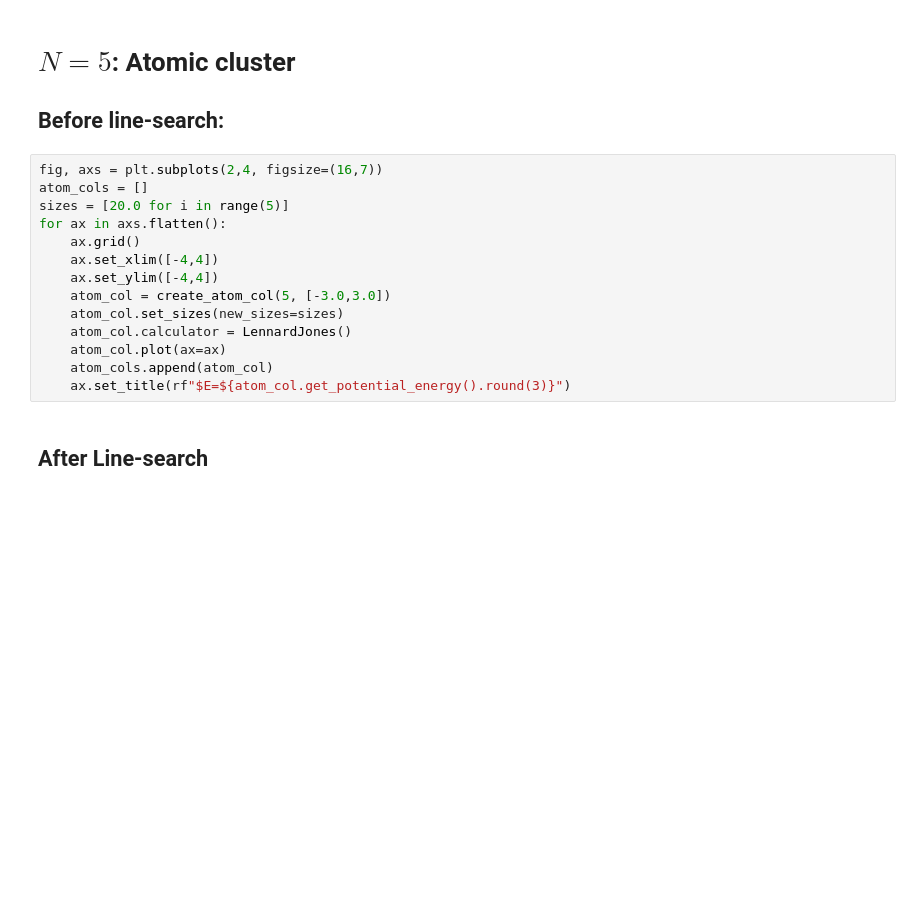
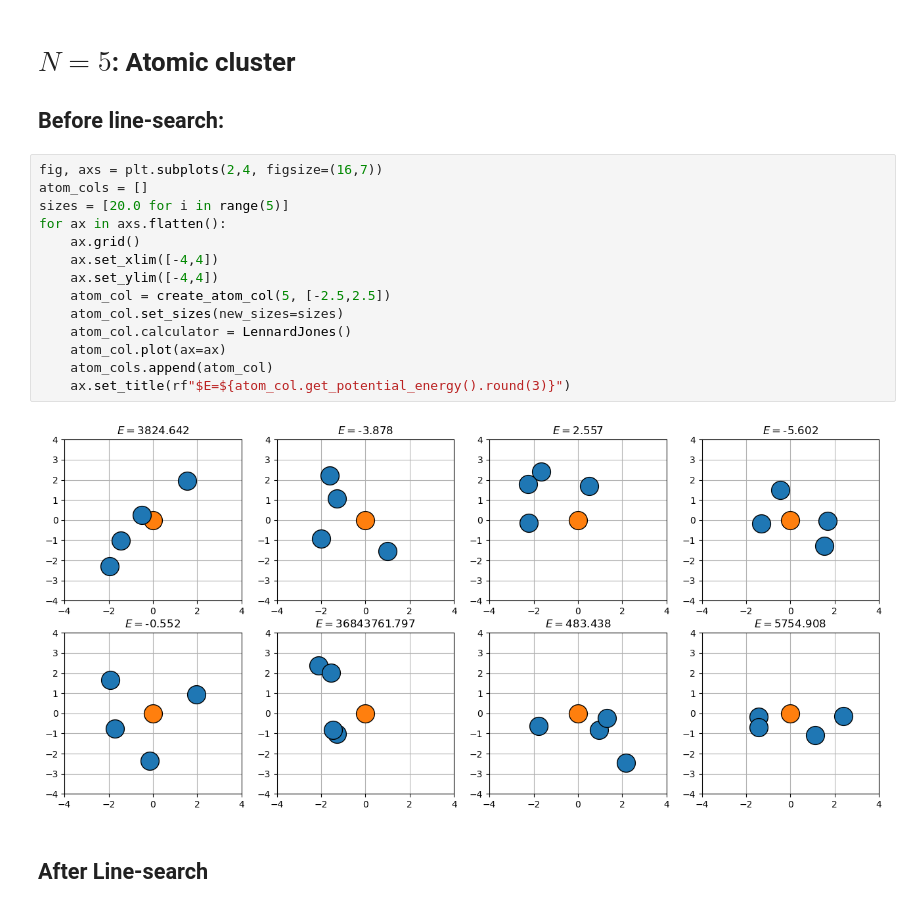
Before and after one commit to karsten3112/Computational-Physics, a Jupyter notebook: Week3/exercise15.ipynb, the cells around one changed output. Saved outputs shown, nothing was run; the diff lists cells and outputs as text; blank space fills up the shorter version.

```diff
--- a/Week3/exercise15.ipynb
+++ b/Week3/exercise15.ipynb
@@ -37,17 +37,19 @@ def create_atom_col(N_atoms, grid_size, fixed_col="C1", non_fixed_col="C0"):
 # %%
 fig, axs = plt.subplots(2,4, figsize=(16,7))
 atom_cols = []
 sizes = [20.0 for i in range(5)]
 for ax in axs.flatten():
     ax.grid()
     ax.set_xlim([-4,4])
     ax.set_ylim([-4,4])
-    atom_col = create_atom_col(5, [-3.0,3.0])
+    atom_col = create_atom_col(5, [-2.5,2.5])
     atom_col.set_sizes(new_sizes=sizes)
     atom_col.calculator = LennardJones()
     atom_col.plot(ax=ax)
     atom_cols.append(atom_col)
     ax.set_title(rf"$E=${atom_col.get_potential_energy().round(3)}")
+# %% [output]
+[figure, added]
 # %% [markdown]
 ## After Line-search
 # %%
```
Also changed, not shown: parts of 6 cells of this notebook, 13 other files.
